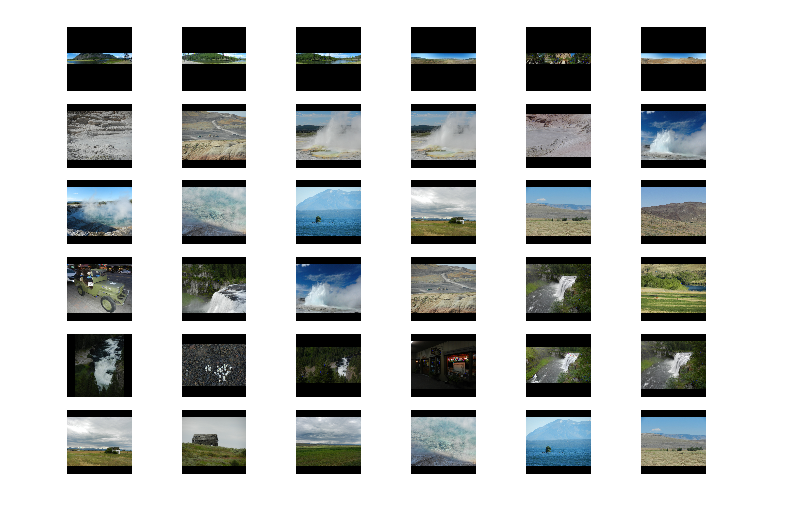
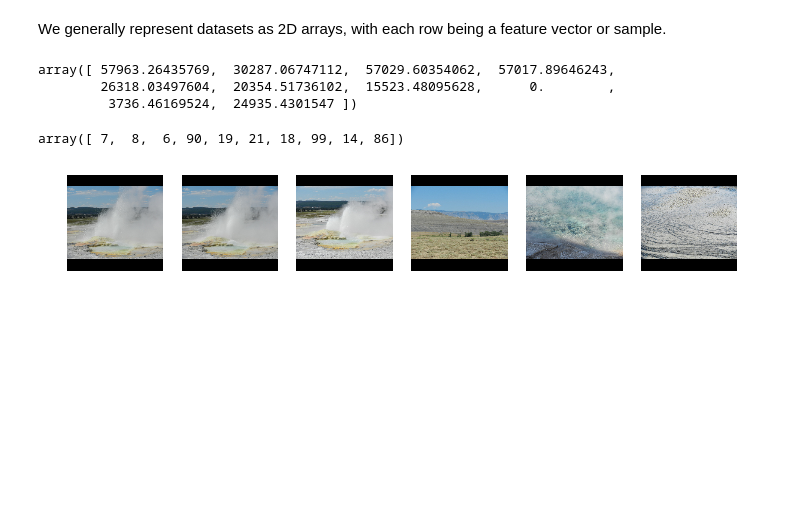
Before and after one commit to tmbdev-teaching/teaching-mmir, a Jupyter notebook: 20-nearest-neighbor.ipynb, the cells around one changed output. Cells and saved outputs as stored; diff of their text form; code cells hidden in the pictures; blank space fills up the shorter version.

```diff
--- a/20-nearest-neighbor.ipynb
+++ b/20-nearest-neighbor.ipynb
@@ -4,6 +101,2 @@ import tables
 # %%
 hdf = tables.openFile("sample.h5","r")
-# %%
-for i in range(9):
-    subplot(3,3,i+1); axis("off")
-    imshow(hdf.root.icons[i])
@@ -12,16 +103,26 @@ for i in range(9):
+# %% [markdown]
+We generally represent datasets as 2D arrays, with each row being a feature vector or sample.
 # %%
 n = len(hdf.root.icons)
 data = zeros((n,prod(hdf.root.icons[0].shape)))
 for i in range(n):
     data[i,:] = hdf.root.icons[i].ravel()
+# %%
+from scipy.spatial import distance
+ds = distance.cdist(data[:10],data)
+ds[7,:10]
+# %% [output]
+array([ 57963.26435769,  30287.06747112,  57029.60354062,  57017.89646243,
+        26318.03497604,  20354.51736102,  15523.48095628,      0.        ,
+         3736.46169524,  24935.4301547 ])
+# %%
+argsort(ds[7])[:10]
+# %% [output]
+array([ 7,  8,  6, 90, 19, 21, 18, 99, 14, 86])
 # %%
-from scipy.spatial import distance
-ds = distance.cdist(data[:100:10],data)
 figsize(12,8)
-for j in range(6):
-    nn = argsort(ds[j])
-    for i in range(6):
-        subplot(6,6,j*6+i+1); axis("off")
-        imshow(hdf.root.icons[nn[i]])
+for i,j in enumerate(argsort(ds[7])[:6]):
+    subplot(1,6,i+1); axis("off")
+    imshow(hdf.root.icons[j])
 # %% [output]
-[figure, old version]
+[figure, new version]
```
Also changed, not shown: parts of 31 cells of this notebook, 3 other files.
